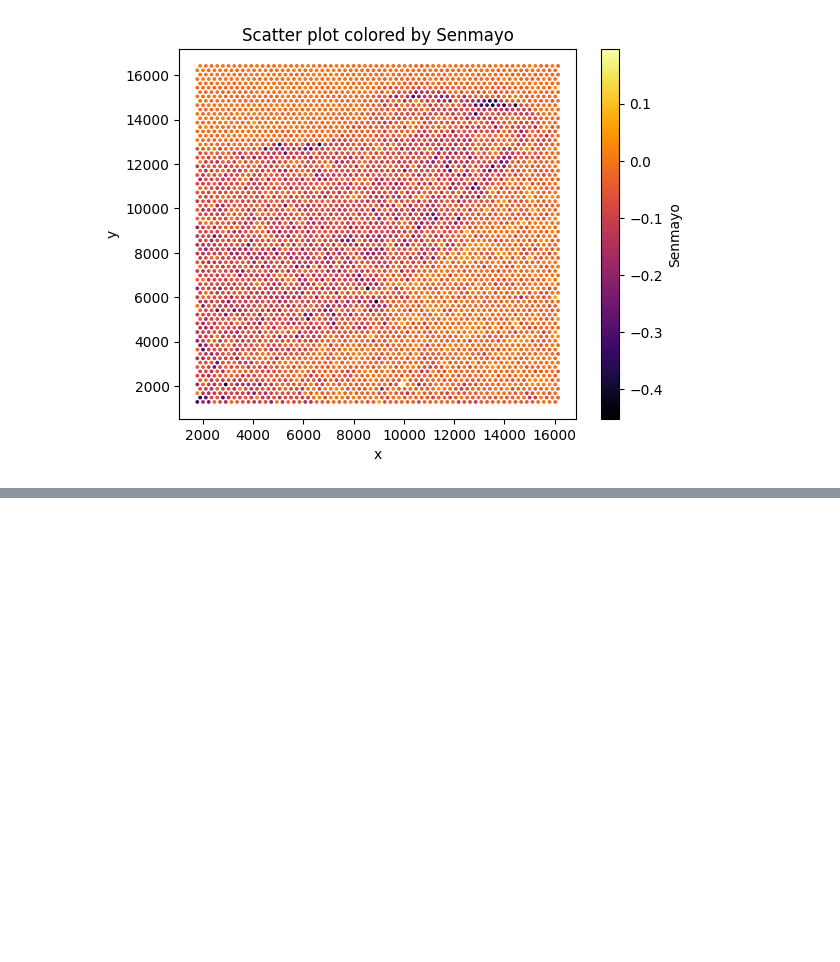
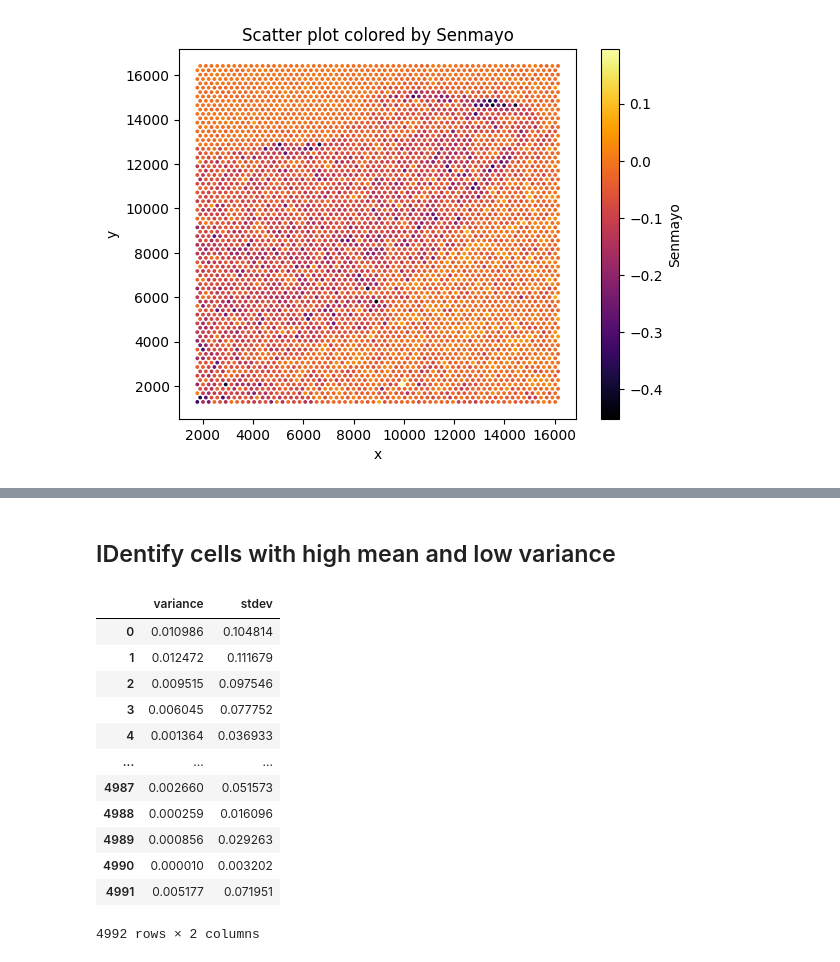
Before and after one commit to cns-iu/hra-organ-gallery-in-vr, a Jupyter notebook: data-processing/process-sennet-biomarker-data.ipynb, the cells around one changed output, grey strips where cells are left out. Saved outputs shown, nothing was run; the diff lists cells and outputs as text; code cells hidden in the pictures; blank space fills up the shorter version.

```diff
--- a/data-processing/process-sennet-biomarker-data.ipynb
+++ b/data-processing/process-sennet-biomarker-data.ipynb
@@ -93,0 +116,23 @@ for color_col in color_columns:
+# %% [markdown]
+## IDentify cells with high mean and low variance
+# %%
+# add new columns for variance and standard deviation
+df['variance'] = df.iloc[:, 3:10].var(axis=1)
+df['stdev'] = df.iloc[:, 3:10].std(axis=1)
+
+# show new columns
+df[['variance', 'stdev']]
+# %% [output]
+|  | variance | stdev |
+| 0 | 0.010986 | 0.104814 |
+| 1 | 0.012472 | 0.111679 |
+| 2 | 0.009515 | 0.097546 |
+| 3 | 0.006045 | 0.077752 |
+| 4 | 0.001364 | 0.036933 |
+| ... | ... | ... |
+| 4987 | 0.002660 | 0.051573 |
+| 4988 | 0.000259 | 0.016096 |
+| 4989 | 0.000856 | 0.029263 |
+| 4990 | 0.000010 | 0.003202 |
+| 4991 | 0.005177 | 0.071951 |
+4992 rows × 2 columns
```
Also changed, not shown: parts of 5 cells of this notebook.
